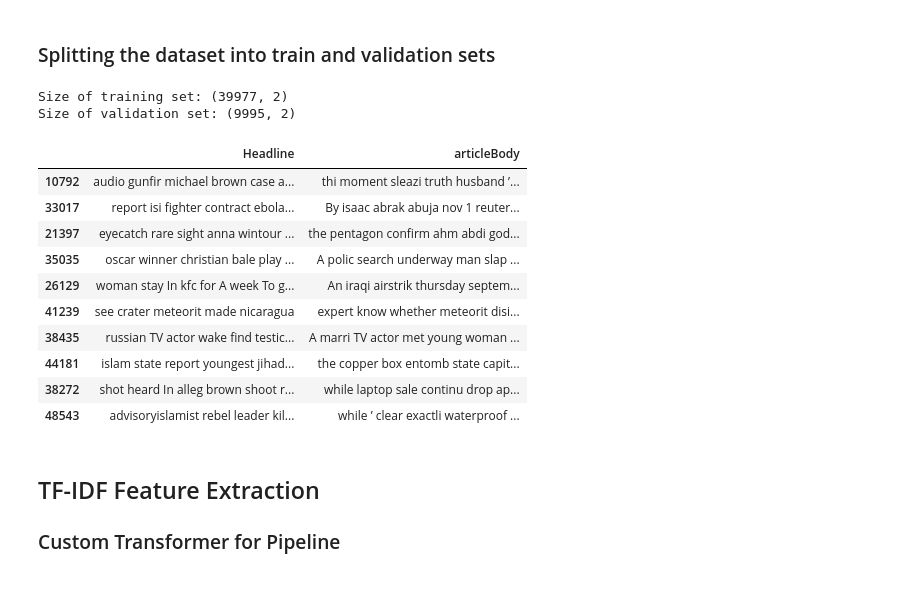
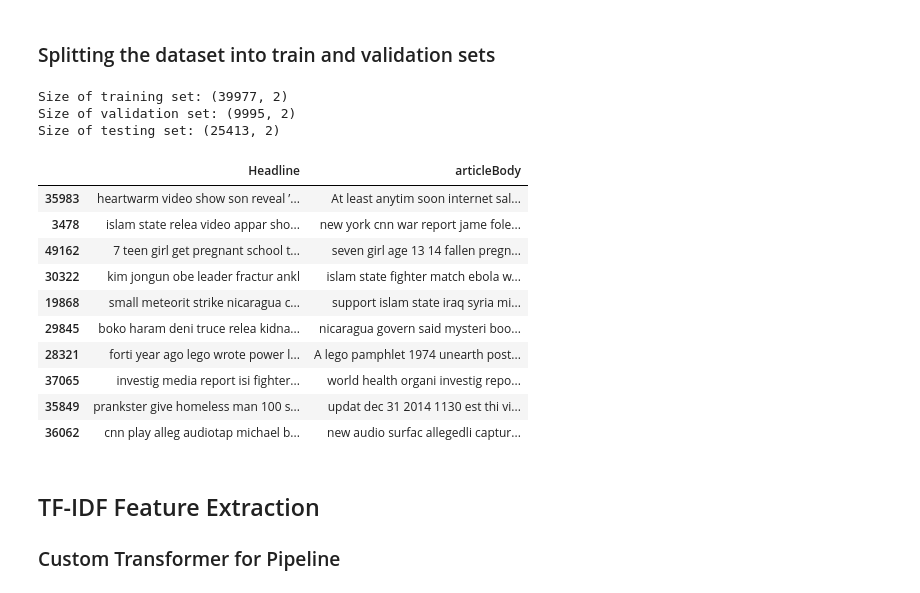
Before and after one commit to FaiZaman/Fake-News-Detection-with-Natural-Language-Processing, a Jupyter notebook: Fake_News_Challenge_Classifier.ipynb, the cells around one changed output. Drawn from its saved outputs; the diff is of its cells as text; code cells hidden in the pictures.

```diff
--- a/Fake_News_Challenge_Classifier.ipynb
+++ b/Fake_News_Challenge_Classifier.ipynb
@@ -53,14 +53,21 @@ Successfully installed huggingface-hub-0.0.8 sacremoses-0.0.45 tokenizers-0.10.2
 # %%
 main_path = '/content/drive/My Drive/University Work/Year 4/Natural Language Processing/'
 data_folder_name = 'data'
+
 train_body_filename = 'train_bodies.csv'
 train_stance_filename = 'train_stances.csv'
+test_body_filename = 'competition_test_bodies.csv'
+test_stance_filename = 'competition_test_stances.csv'
 
 train_body_path = main_path + data_folder_name +'/'+ train_body_filename
 train_stance_path = main_path + data_folder_name + '/' + train_stance_filename
+test_body_path = main_path + data_folder_name + '/' + test_body_filename
+test_stance_path = main_path + data_folder_name + '/' + test_stance_filename
 
-body_data = pd.read_csv(train_body_path)
-stance_data = pd.read_csv(train_stance_path)
+train_body_data = pd.read_csv(train_body_path)
+train_stance_data = pd.read_csv(train_stance_path)
+test_body_data = pd.read_csv(test_body_path)
+test_stance_data = pd.read_csv(test_stance_path)
 # %% [markdown]
 ### Preprocessing by removing stopwords and punctuation and applying stemming
 # %%
@@ -81,6 +88,8 @@ def preprocess(text):
 
     return text
 # %%
-body_data['articleBody'] = body_data['articleBody'].apply(lambda x: preprocess(x))
-stance_data['Headline'] = stance_data['Headline'].apply(lambda x: preprocess(x))
+train_body_data['articleBody'] = train_body_data['articleBody'].apply(lambda x: preprocess(x))
+train_stance_data['Headline'] = train_stance_data['Headline'].apply(lambda x: preprocess(x))
+test_body_data['articleBody'] = test_body_data['articleBody'].apply(lambda x: preprocess(x))
+test_stance_data['Headline'] = test_stance_data['Headline'].apply(lambda x: preprocess(x))
 # %% [markdown]
@@ -88,8 +97,10 @@ stance_data['Headline'] = stance_data['Headline'].apply(lambda x: preprocess(x))
 # %%
-total_data = pd.merge(body_data, stance_data, on='Body ID')
+train_total_data = pd.merge(train_body_data, train_stance_data, on='Body ID')
+train_total_data['Relevance'] = np.where(train_total_data['Stance'] == 'unrelated', 0, 1)
 
-# add relevance column
-total_data['Relevance'] = np.where(total_data['Stance'] == 'unrelated', 0, 1)
-total_data.sample(10)
+test_total_data = pd.merge(test_body_data, test_stance_data, on='Body ID')
+test_total_data['Relevance'] = np.where(test_total_data['Stance'] == 'unrelated', 0, 1)
+
+train_total_data.sample(10)
 # %% [output]
 |  | Body ID | articleBody | Headline | Stance | Relevance |
@@ -106,29 +117,39 @@ total_data.sample(10)
 # %% [markdown]
 ### Splitting the dataset into train and validation sets
 # %%
-input_columns = total_data[['Headline', 'articleBody']]
+train_input_columns = train_total_data[['Headline', 'articleBody']]
+test_input_columns = test_total_data[['Headline', 'articleBody']]
 target = 'Relevance'
-X_train, X_val, y_train, y_val = train_test_split(input_columns, total_data[target].values, test_size=0.20, random_state=0)
+#X_train, X_val, y_train, y_val = train_test_split(train_input_columns, train_total_data[target].values, test_size=0.20, random_state=0)
+
+train_total_data = train_total_data.sample(frac=1)
+X_train = train_total_data[['Headline', 'articleBody']]
+y_train = train_total_data[['Relevance']].to_numpy()
+
+X_test = test_total_data[['Headline', 'articleBody']]
+y_test = test_total_data[['Relevance']].to_numpy()
 
 # check the size of our datasets
 print('Size of training set:', X_train.shape)
 print('Size of validation set:', X_val.shape)
+print('Size of testing set:', X_test.shape)
 
 X_train.sample(10)
 # %% [output]
 Size of training set: (39977, 2)
 Size of validation set: (9995, 2)
+Size of testing set: (25413, 2)
 |  | Headline | articleBody |
-| 10792 | audio gunfir michael brown case a... | thi moment sleazi truth husband ’... |
-| 33017 | report isi fighter contract ebola... | By isaac abrak abuja nov 1 reuter... |
-| 21397 | eyecatch rare sight anna wintour ... | the pentagon confirm ahm abdi god... |
-| 35035 | oscar winner christian bale play ... | A polic search underway man slap ... |
-| 26129 | woman stay In kfc for A week To g... | An iraqi airstrik thursday septem... |
-| 41239 | see crater meteorit made nicaragua | expert know whether meteorit disi... |
-| 38435 | russian TV actor wake find testic... | A marri TV actor met young woman ... |
-| 44181 | islam state report youngest jihad... | the copper box entomb state capit... |
-| 38272 | shot heard In alleg brown shoot r... | while laptop sale continu drop ap... |
-| 48543 | advisoryislamist rebel leader kil... | while ’ clear exactli waterproof ... |
+| 35983 | heartwarm video show son reveal ’... | At least anytim soon internet sal... |
+| 3478 | islam state relea video appar sho... | new york cnn war report jame fole... |
+| 49162 | 7 teen girl get pregnant school t... | seven girl age 13 14 fallen pregn... |
+| 30322 | kim jongun obe leader fractur ankl | islam state fighter match ebola w... |
+| 19868 | small meteorit strike nicaragua c... | support islam state iraq syria mi... |
+| 29845 | boko haram deni truce relea kidna... | nicaragua govern said mysteri boo... |
+| 28321 | forti year ago lego wrote power l... | A lego pamphlet 1974 unearth post... |
+| 37065 | investig media report isi fighter... | world health organi investig repo... |
+| 35849 | prankster give homeless man 100 s... | updat dec 31 2014 1130 est thi vi... |
+| 36062 | cnn play alleg audiotap michael b... | new audio surfac allegedli captur... |
 # %% [markdown]
 ## TF-IDF Feature Extraction
 ### Custom Transformer for Pipeline
```
Also changed, not shown: parts of 8 cells of this notebook, 2 other files.
